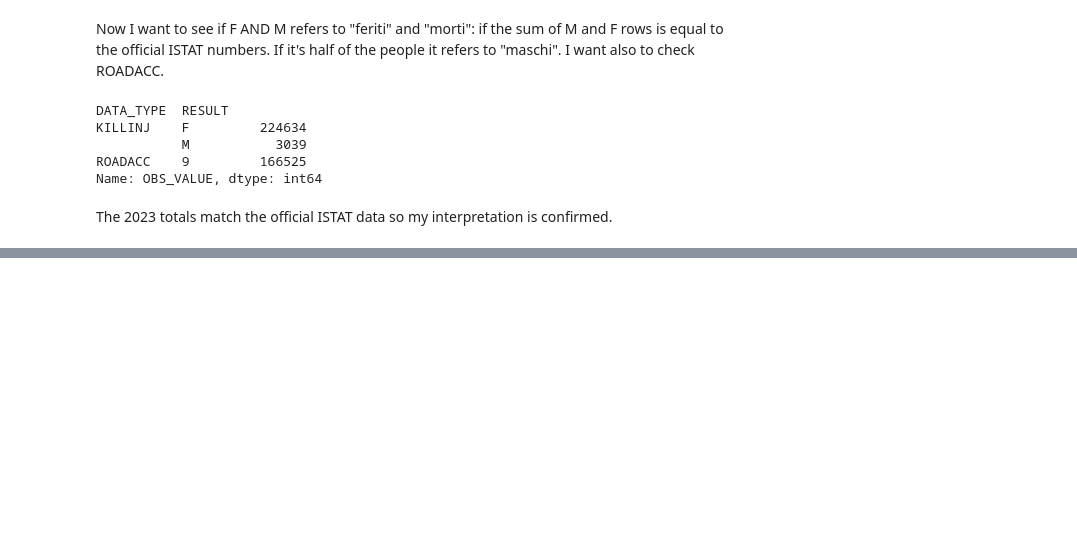
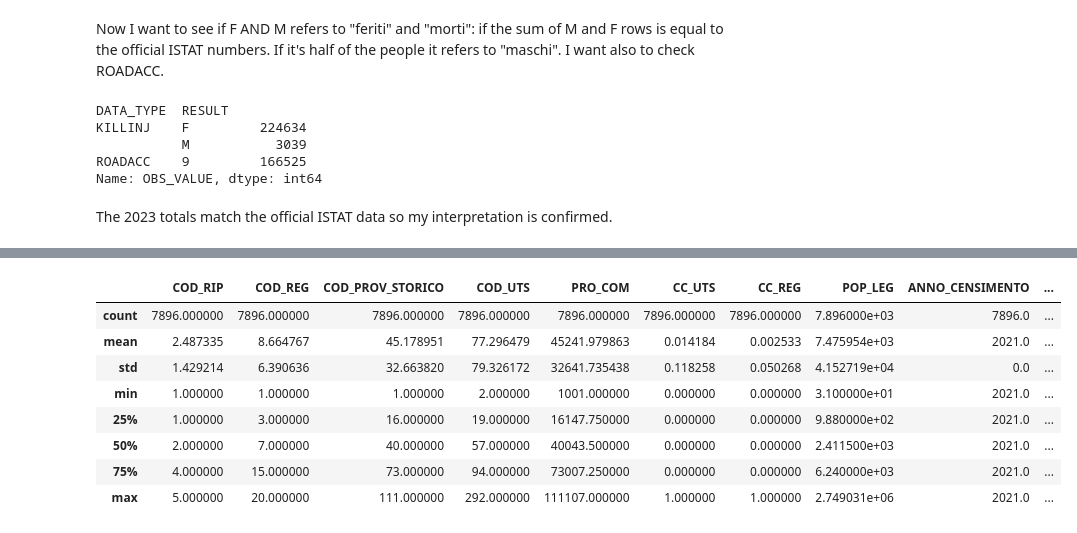
Before and after one commit to aledoll01-sys/progetto_finale, a Jupyter notebook: notebooks/01_data_collection.ipynb, the cells around one changed output, grey strips where cells are left out. Drawn from its saved outputs; the diff is of its cells as text; code cells hidden in the pictures; blank space fills up the shorter version.

Commit message:
Scraping SITUAS municipality data, 2024

```diff
--- a/notebooks/01_data_collection.ipynb
+++ b/notebooks/01_data_collection.ipynb
@@ -157,0 +189,3 @@ The 2023 totals match the official ISTAT data so my interpretation is confirmed.
+# %%
+situas_url = "https://situas.istat.it/ShibO2Module/api/Report/Spool/2024-12-31/74?&PageNum=1&PageSize=10000"
+situas_path = "../data/raw/situas_municipalities_2024.csv"
@@ -157,0 +206,3 @@ The 2023 totals match the official ISTAT data so my interpretation is confirmed.
+# %%
+df_situas = pd.read_csv(situas_path, dtype={"PRO_COM_T": str})
+df_situas.head()
@@ -157,0 +241,12 @@ The 2023 totals match the official ISTAT data so my interpretation is confirmed.
+# %%
+df_situas.describe()
+# %% [output]
+|  | COD_RIP | COD_REG | COD_PROV_STORICO | COD_UTS | PRO_COM | CC_UTS | CC_REG | POP_LEG | ANNO_CENSIMENTO | ... |
+| count | 7896.000000 | 7896.000000 | 7896.000000 | 7896.000000 | 7896.000000 | 7896.000000 | 7896.000000 | 7.896000e+03 | 7896.0 | ... |
+| mean | 2.487335 | 8.664767 | 45.178951 | 77.296479 | 45241.979863 | 0.014184 | 0.002533 | 7.475954e+03 | 2021.0 | ... |
+| std | 1.429214 | 6.390636 | 32.663820 | 79.326172 | 32641.735438 | 0.118258 | 0.050268 | 4.152719e+04 | 0.0 | ... |
+| min | 1.000000 | 1.000000 | 1.000000 | 2.000000 | 1001.000000 | 0.000000 | 0.000000 | 3.100000e+01 | 2021.0 | ... |
+| 25% | 1.000000 | 3.000000 | 16.000000 | 19.000000 | 16147.750000 | 0.000000 | 0.000000 | 9.880000e+02 | 2021.0 | ... |
+| 50% | 2.000000 | 7.000000 | 40.000000 | 57.000000 | 40043.500000 | 0.000000 | 0.000000 | 2.411500e+03 | 2021.0 | ... |
+| 75% | 4.000000 | 15.000000 | 73.000000 | 94.000000 | 73007.250000 | 0.000000 | 0.000000 | 6.240000e+03 | 2021.0 | ... |
+| max | 5.000000 | 20.000000 | 111.000000 | 292.000000 | 111107.000000 | 1.000000 | 1.000000 | 2.749031e+06 | 2021.0 | ... |
```
Also changed, not shown: parts of 11 cells of this notebook, 1 other file.
